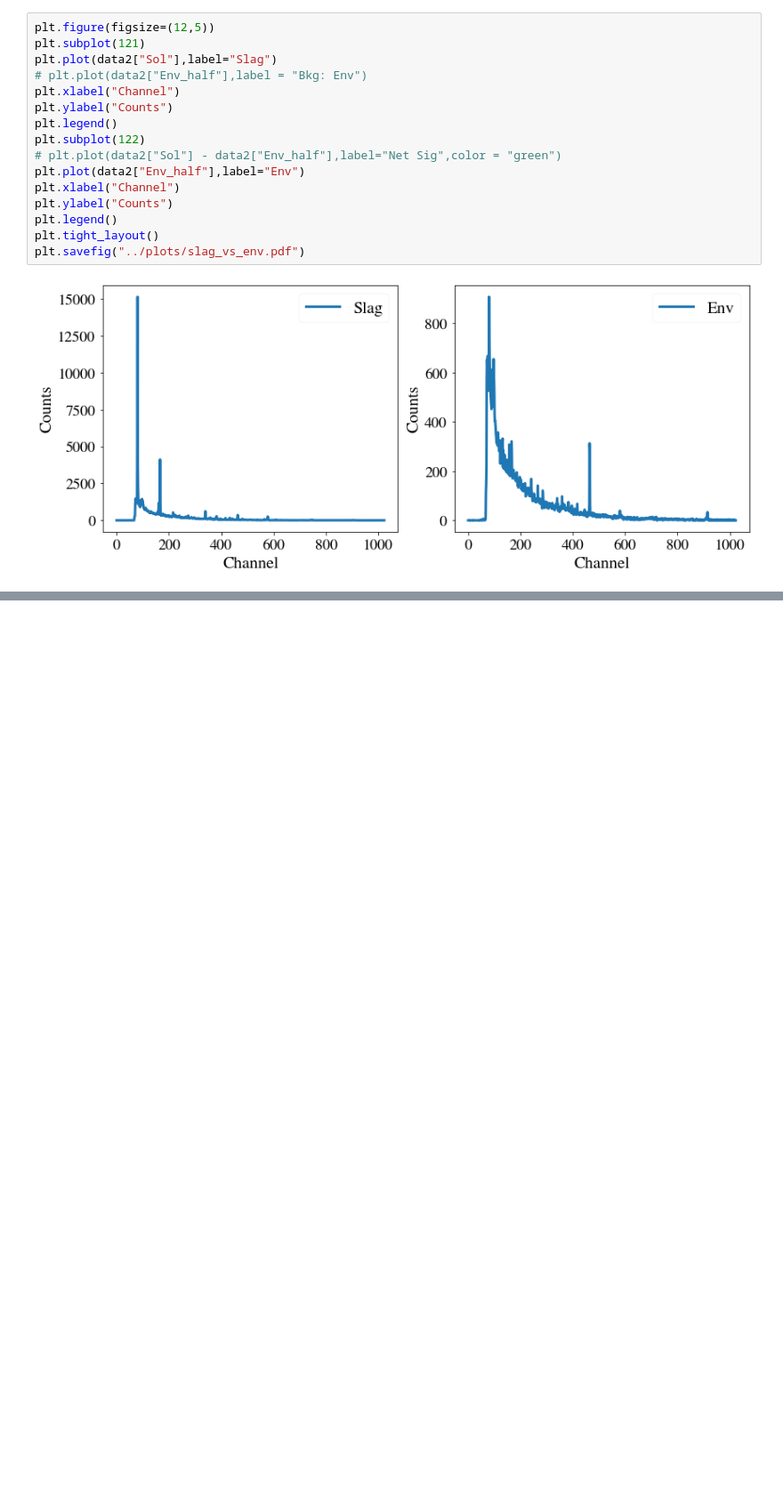
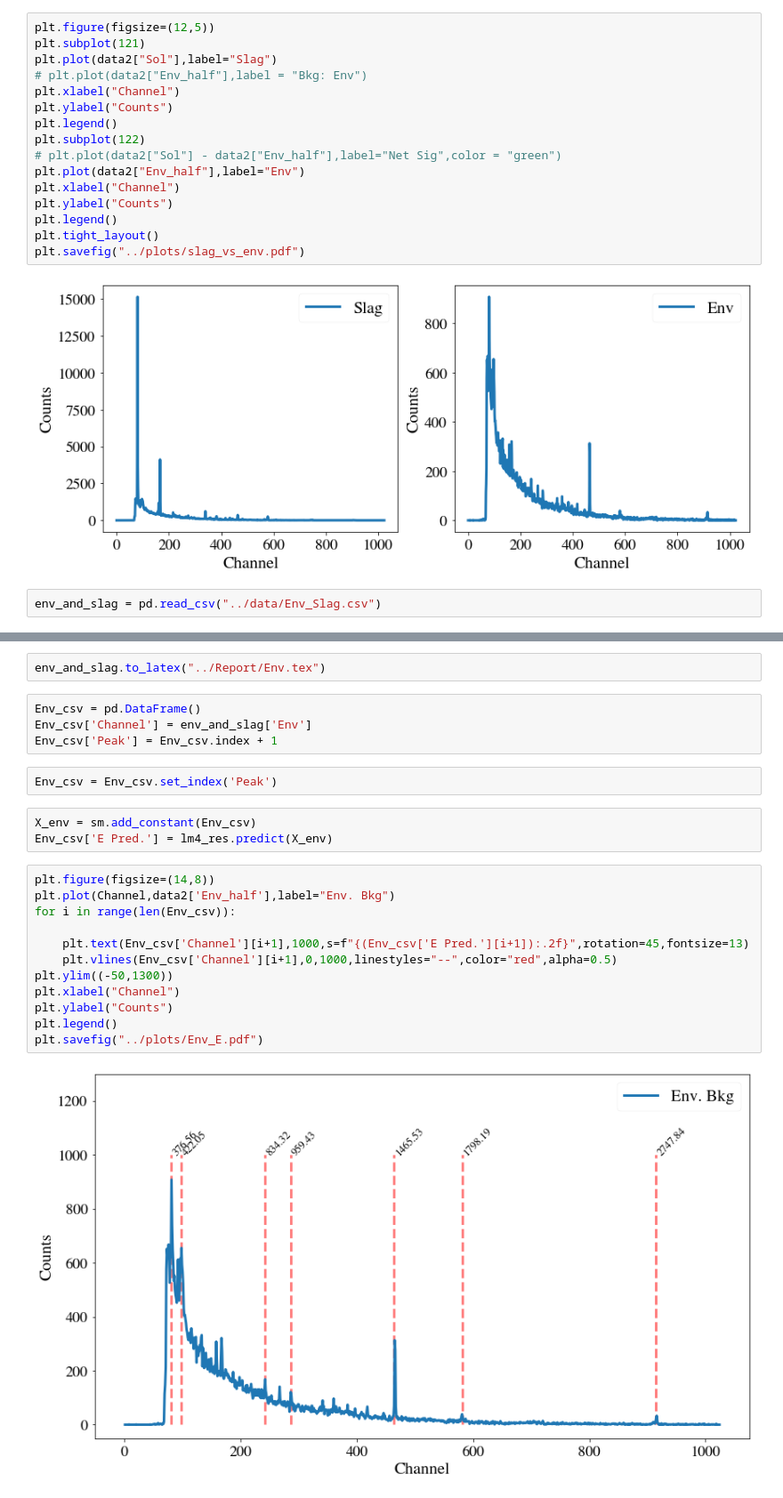
Before and after one commit to DickyChant/AdvNuclExp, a Jupyter notebook: Exp2/analysis/analysis.ipynb, the cells around one changed output, grey strips where cells are left out. Shown at 89% size. Drawn from its saved outputs; the diff is of its cells as text; blank space fills up the shorter version.

```diff
--- a/Exp2/analysis/analysis.ipynb
+++ b/Exp2/analysis/analysis.ipynb
@@ -377,3 +377,5 @@ plt.tight_layout()
 plt.savefig("../plots/slag_vs_env.pdf")
 # %% [output]
 [figure]
+# %%
+env_and_slag = pd.read_csv("../data/Env_Slag.csv")
@@ -379,0 +393,25 @@ plt.savefig("../plots/slag_vs_env.pdf")
+# %%
+env_and_slag.to_latex("../Report/Env.tex")
+# %%
+Env_csv = pd.DataFrame()
+Env_csv['Channel'] = env_and_slag['Env']
+Env_csv['Peak'] = Env_csv.index + 1
+# %%
+Env_csv = Env_csv.set_index('Peak')
+# %%
+X_env = sm.add_constant(Env_csv)
+Env_csv['E Pred.'] = lm4_res.predict(X_env)
+# %%
+plt.figure(figsize=(14,8))
+plt.plot(Channel,data2['Env_half'],label="Env. Bkg")
+for i in range(len(Env_csv)):
+
+    plt.text(Env_csv['Channel'][i+1],1000,s=f"{(Env_csv['E Pred.'][i+1]):.2f}",rotation=45,fontsize=13)
+    plt.vlines(Env_csv['Channel'][i+1],0,1000,linestyles="--",color="red",alpha=0.5)
+plt.ylim((-50,1300))
+plt.xlabel("Channel")
+plt.ylabel("Counts")
+plt.legend()
+plt.savefig("../plots/Env_E.pdf")
+# %% [output]
+[figure, added]
```
Also changed, not shown: parts of 11 cells of this notebook, 27 other files.
